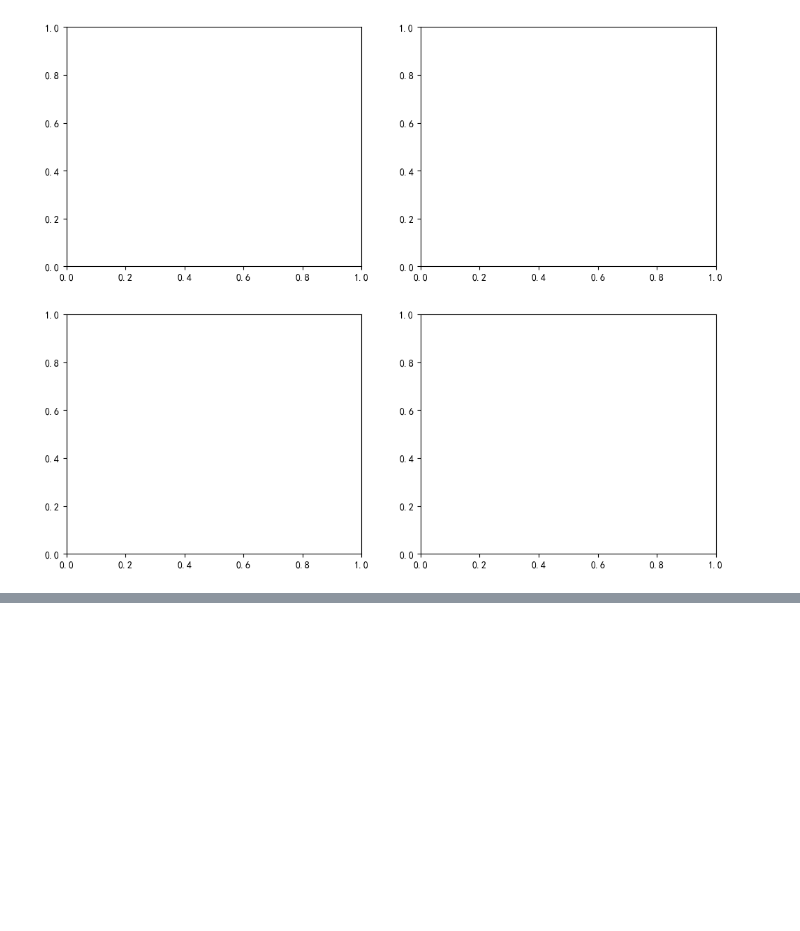
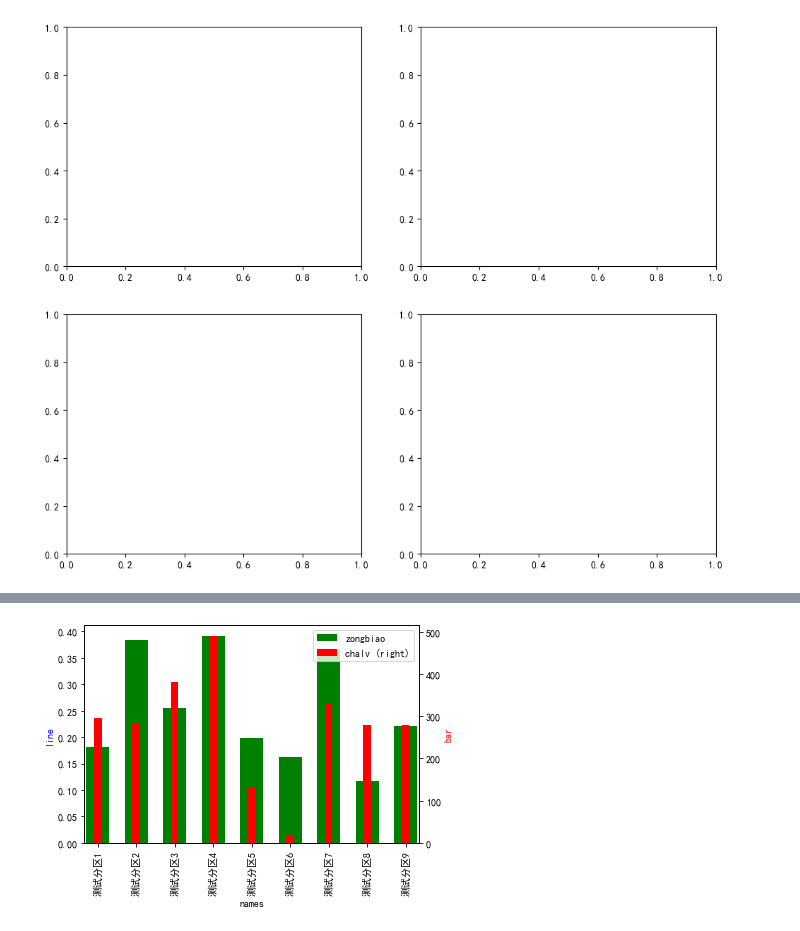
Before and after one commit to jayaston/mypyworks, a Jupyter notebook: jupyter文件/月度产销差漏损率分析报告图表.ipynb, the cells around one changed output, grey strips where cells are left out. Drawn from its saved outputs; the diff is of its cells as text; code cells hidden in the pictures; blank space fills up the shorter version.

```diff
--- a/jupyter文件/月度产销差漏损率分析报告图表.ipynb
+++ b/jupyter文件/月度产销差漏损率分析报告图表.ipynb
@@ -1170,0 +1360,11 @@ p
+# %%
+ax  = test.plot(x="names",y="zongbiao",color="green",kind="bar",width=0.6)
+ax2 = test.plot(x="names",y="chalv", color="red",kind="bar",width=0.2, ax=ax, secondary_y=True)
+ax.yaxis.tick_right()
+ax2.yaxis.tick_left()
+ax.set_ylabel("bar", color="r")
+ax2.set_ylabel("line", color="b")
+ax.yaxis.set_label_position("right")
+ax2.yaxis.set_label_position("left")
+# %% [output]
+[figure, added]
```
Also changed, not shown: parts of 10 cells of this notebook, 9 other files.
